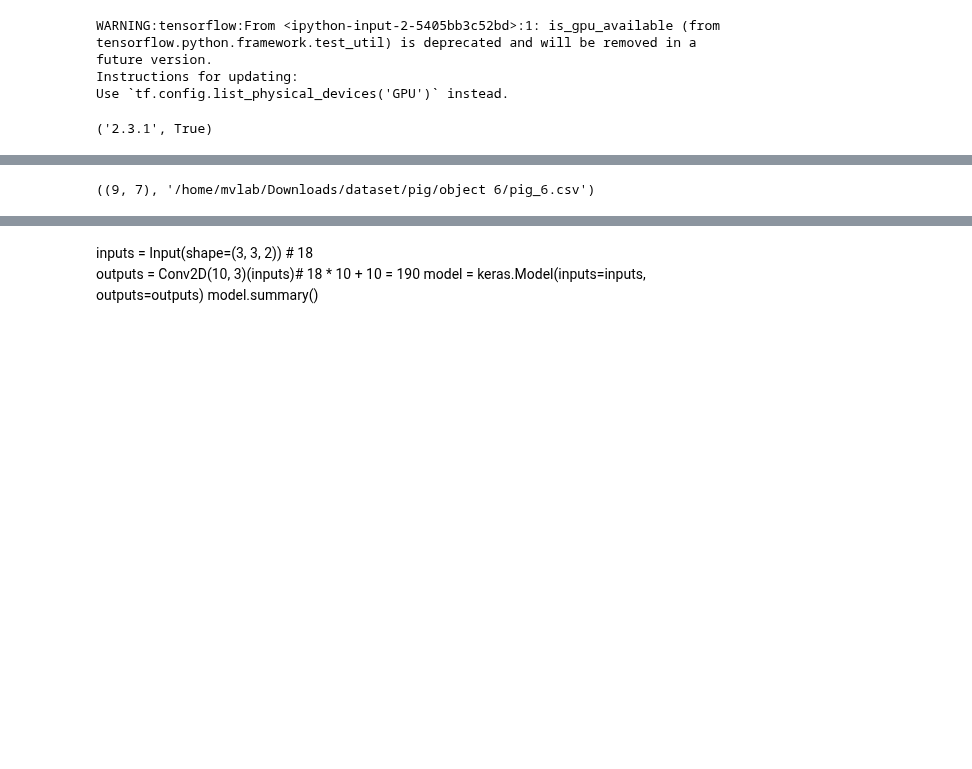
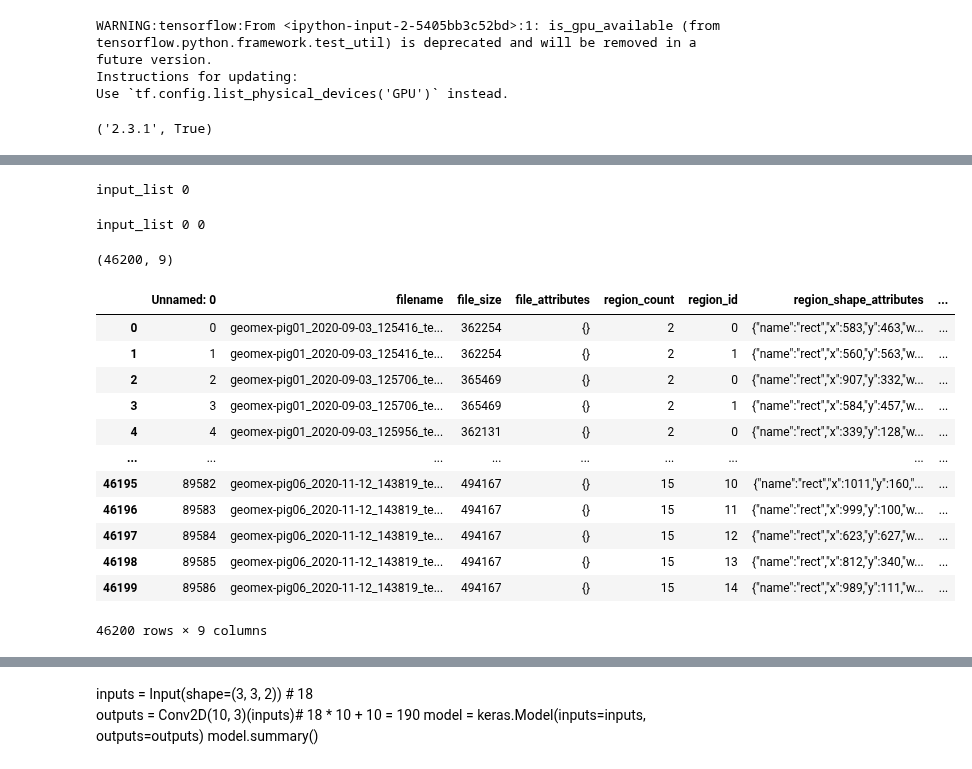
Before and after one commit to sogangori/animal_detection, a Jupyter notebook: pig_v0.0_EfficientNetD2.ipynb, the cells around one changed output, grey strips where cells are left out. Cells and saved outputs as stored; diff of their text form; code cells hidden in the pictures; blank space fills up the shorter version.

```diff
--- a/pig_v0.0_EfficientNetD2.ipynb
+++ b/pig_v0.0_EfficientNetD2.ipynb
@@ -72,5 +223,76 @@ os.path.isdir(folder_pig), os.path.isfile(path_csv)
+# %%
+input_list = []
+bbox_list = []
+
+i = -1
+for file_name in file_name_id_dict.keys():
+    i += 1
+
+    if not use_ENA:
+        break
+    #if i%2 != 0 : continue
+
+    file_full_path_train = path_ena_image + file_name
+
+    file_id = file_name_id_dict[file_name]
+    bboxes = id_bbox_dict[file_id]
+    bboxes_2d = np.reshape(bboxes, [-1, 5])
+    cls = bboxes_2d[:, :1]
+    boxes_2d = bboxes_2d[:, 1:]
+
+    if os.path.isfile(file_full_path_train):
+        try:
+            img = Image.open(file_full_path_train)
+            w, h = img.size
+            if i==0:print('img size', img.size)
+            if use_size_down:
+                img = img.resize((w//3, h//2))
+
+            img_arr = np.array(img)
+
+            scale = np.array((w, h, w, h))
+            scale = np.reshape(scale, (1, 4))
+            box_norm = boxes_2d.astype(np.float) / scale.astype(np.float)
+
+            cls_bbox_norm = np.concatenate((cls, box_norm), axis=1)
+
+            input_list.append(img_arr)
+            bbox_list.append(cls_bbox_norm)
+            if len(input_list)%200==0:
+                print('reading image', len(file_name_id_dict.keys()), i, len(input_list))
+            if len(input_list)>=max_data_m:
+                break
+        except:
+            print('error', file_full_path_train)
+            continue
+    else:
+        #print('not exist', file_full_path_train)
+        continue
+print('input_list', len(input_list))
+# %% [output]
+input_list 0
+# %%
+print('input_list', len(input_list), len(bbox_list))
+# %% [output]
+input_list 0 0
 # %%
-df = pd.read_csv(path_csv)
-df.shape, path_csv
+df = pd.read_csv('all_2021-1-2.csv')
+df.shape
 # %% [output]
-((9, 7), '/home/mvlab/Downloads/dataset/pig/object 6/pig_6.csv')
+(46200, 9)
+# %%
+df
+# %% [output]
+|  | Unnamed: 0 | filename | file_size | file_attributes | region_count | region_id | region_shape_attributes | ... |
+| 0 | 0 | geomex-pig01_2020-09-03_125416_te... | 362254 | {} | 2 | 0 | {"name":"rect","x":583,"y":463,"w... | ... |
+| 1 | 1 | geomex-pig01_2020-09-03_125416_te... | 362254 | {} | 2 | 1 | {"name":"rect","x":560,"y":563,"w... | ... |
+| 2 | 2 | geomex-pig01_2020-09-03_125706_te... | 365469 | {} | 2 | 0 | {"name":"rect","x":907,"y":332,"w... | ... |
+| 3 | 3 | geomex-pig01_2020-09-03_125706_te... | 365469 | {} | 2 | 1 | {"name":"rect","x":584,"y":457,"w... | ... |
+| 4 | 4 | geomex-pig01_2020-09-03_125956_te... | 362131 | {} | 2 | 0 | {"name":"rect","x":339,"y":128,"w... | ... |
+| ... | ... | ... | ... | ... | ... | ... | ... | ... |
+| 46195 | 89582 | geomex-pig06_2020-11-12_143819_te... | 494167 | {} | 15 | 10 | {"name":"rect","x":1011,"y":160,"... | ... |
+| 46196 | 89583 | geomex-pig06_2020-11-12_143819_te... | 494167 | {} | 15 | 11 | {"name":"rect","x":999,"y":100,"w... | ... |
+| 46197 | 89584 | geomex-pig06_2020-11-12_143819_te... | 494167 | {} | 15 | 12 | {"name":"rect","x":623,"y":627,"w... | ... |
+| 46198 | 89585 | geomex-pig06_2020-11-12_143819_te... | 494167 | {} | 15 | 13 | {"name":"rect","x":812,"y":340,"w... | ... |
+| 46199 | 89586 | geomex-pig06_2020-11-12_143819_te... | 494167 | {} | 15 | 14 | {"name":"rect","x":989,"y":111,"w... | ... |
+46200 rows × 9 columns
```
Also changed, not shown: parts of 119 cells of this notebook.
